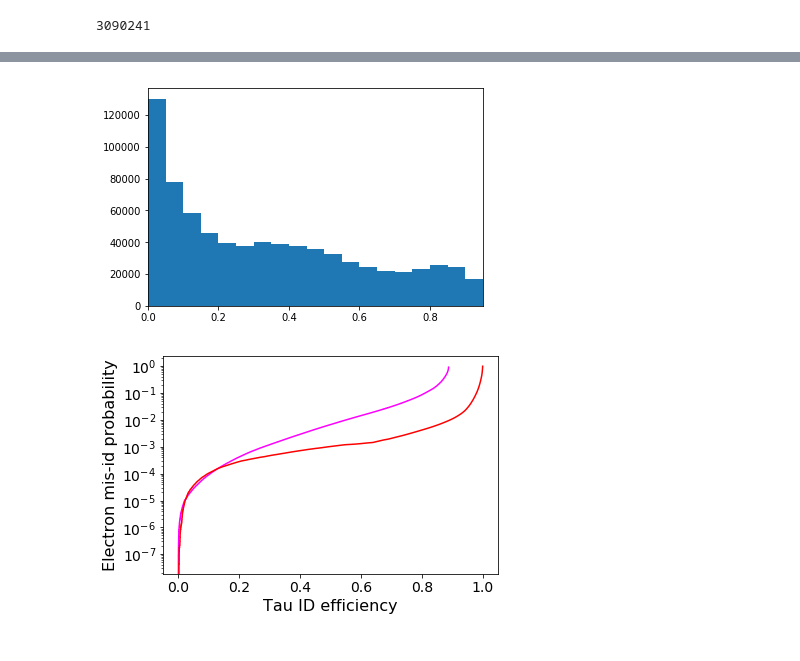
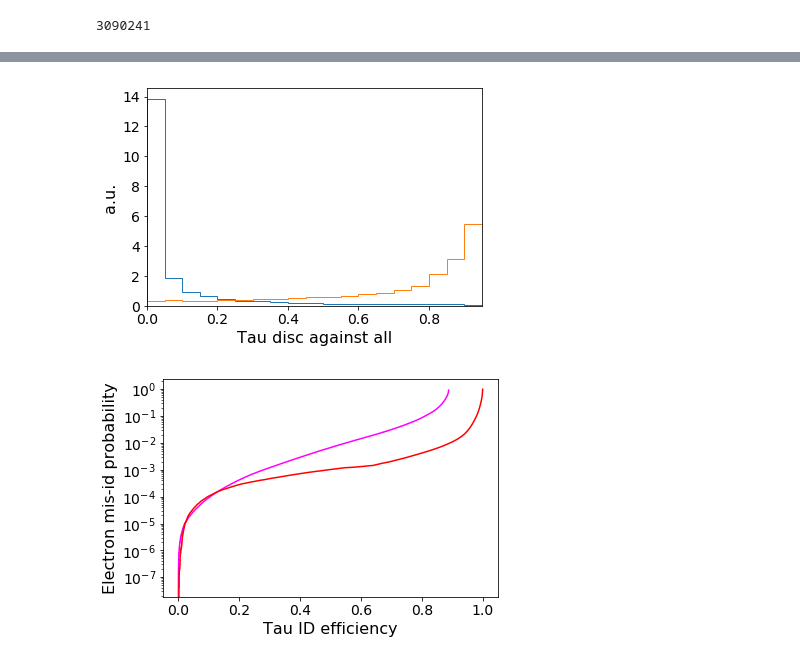
Before and after one commit to cms-tau-pog/TauMLTools, a Jupyter notebook: Analysis/notebooks/ProcessResults.ipynb, the cells around one changed output, grey strips where cells are left out. Drawn from its saved outputs; the diff is of its cells as text; code cells hidden in the pictures.

```diff
--- a/Analysis/notebooks/ProcessResults.ipynb
+++ b/Analysis/notebooks/ProcessResults.ipynb
@@ -183,17 +244,22 @@ plt.show()
 # %%
-bins = np.arange(0, 1, 0.05)
 bins = np.arange(0, 1, 0.05)
 #bins = np.arange(0, 2, 0.1)
 #x = df[(df['gen_tau']== 1) &(df['pt'] > 20) & (df['pt'] <= 30) & (np.abs(df['eta']) < 2.3)]
-x = df[(df['gen_jet']== 1) & (df['pt'] > 20) & (df['pt'] <= 30) & (np.abs(df['eta']) < 2.3)]
+sel = (df['pt'] > 20) & (np.abs(df['eta']) < 2.3)
 #plt.hist(x['tau_vs_jet'], bins=bins)
-plt.hist(x['tau_vs_jet'], bins=bins)
+plt.hist(df[(df['gen_tau'] != 1) & sel]['tau_vs_all'], bins=bins, histtype='step', stacked=True, fill=False, density=True)
+plt.hist(df[(df['gen_tau'] == 1) & sel]['tau_vs_all'], bins=bins, histtype='step', stacked=True, fill=False, density=True)
 #plt.hist(df['pt'], bins=bins, weights=df['weight'])
 #plt.hist(df[(df['gen_tau']== 1) & (df['pt'] < 30) & (df['pt'] > 20)]['weight'], bins=bins)
 #plt.hist(df[(df['gen_tau']== 1)]['weight'], bins=bins)
-plt.xlim([bins[0], bins[-1]]);
+plt.xlim([bins[0], bins[-1]])
+plt.xlabel('Tau disc against all', fontsize=16)
+plt.ylabel('a.u.', fontsize=16)
+plt.xticks(fontsize=14)
+plt.yticks(fontsize=14)
+plt.savefig('DY_tau_vs_all_hist.pdf', bbox_inches='tight')
 # %% [output]
-[figure, old version]
+[figure, new version]
 # %%
 df_et = df[((df['gen_tau'] == True) | (df['gen_e'] == True)) & presel]
 fpr_ref, tpr_ref, thresholds_ref = metrics.roc_curve(df_et['gen_tau'], df_et['refId_e'])
```
Also changed, not shown: parts of 16 cells of this notebook, 1 other file.
